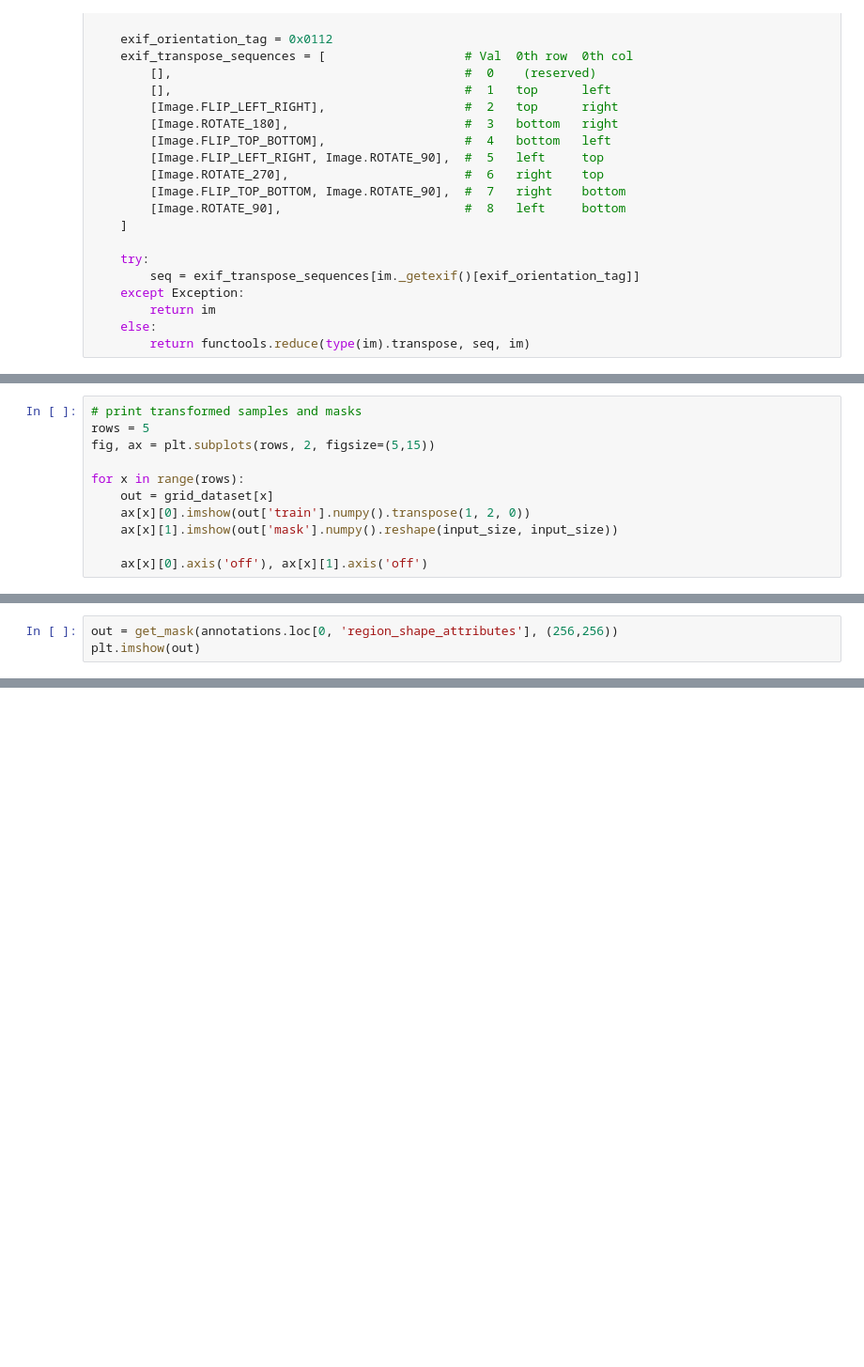
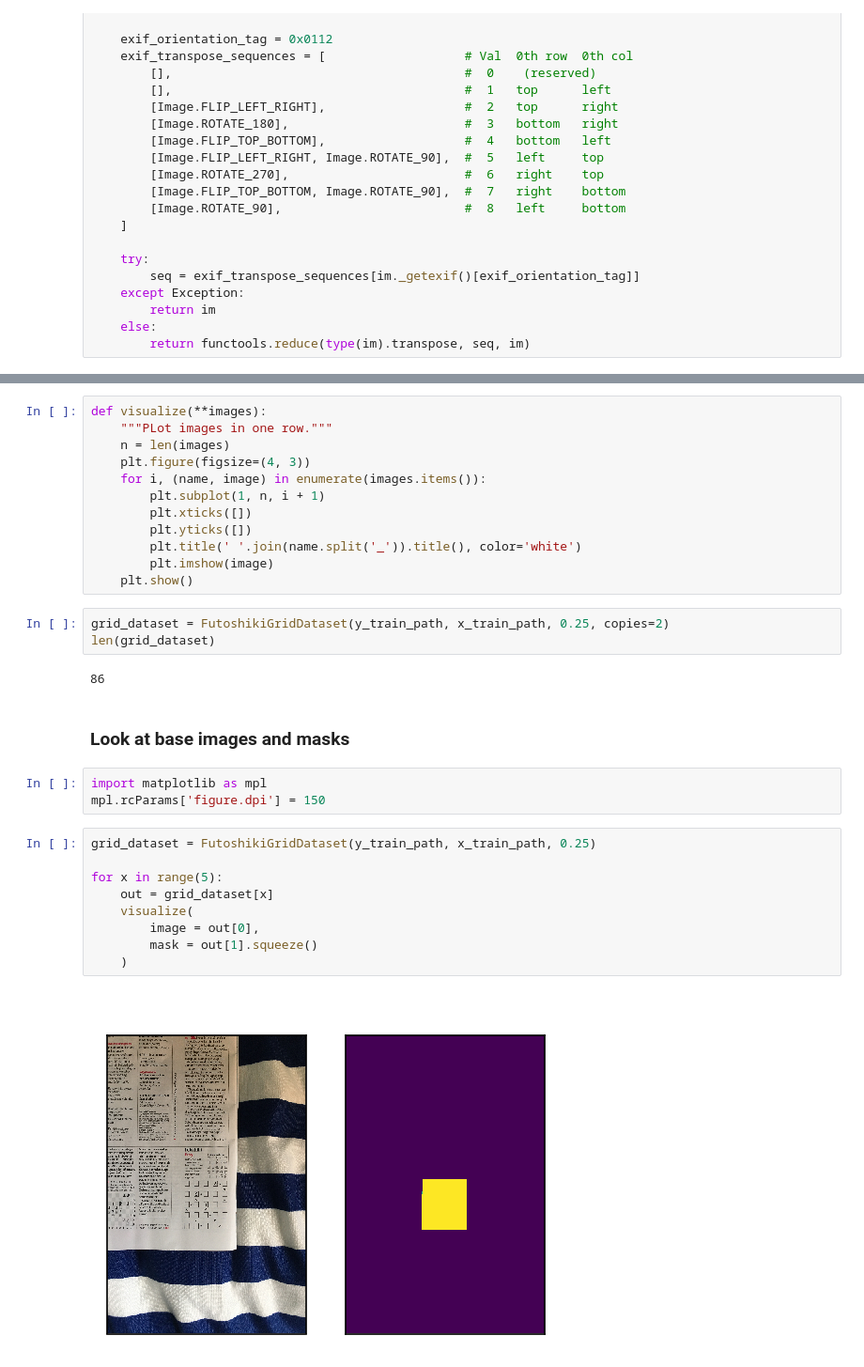
Before and after one commit to sam-watts/futoshiki-solver, a Jupyter notebook: semantic_seg.ipynb, the cells around one changed output, grey strips where cells are left out. Shown at 94% size. Saved outputs shown, nothing was run; the diff lists cells and outputs as text; blank space fills up the shorter version.

```diff
--- a/semantic_seg.ipynb
+++ b/semantic_seg.ipynb
@@ -298,11 +89,0 @@ np.where(out['mask'].numpy() > 0.004)
-# %%
-# print transformed samples and masks
-rows = 5
-fig, ax = plt.subplots(rows, 2, figsize=(5,15))
-
-for x in range(rows):
-    out = grid_dataset[x]
-    ax[x][0].imshow(out['train'].numpy().transpose(1, 2, 0))
-    ax[x][1].imshow(out['mask'].numpy().reshape(input_size, input_size))
-
-    ax[x][0].axis('off'), ax[x][1].axis('off')
@@ -324,3 +89,0 @@ NameError: name 'out' is not defined
-# %%
-out = get_mask(annotations.loc[0, 'region_shape_attributes'], (256,256))
-plt.imshow(out)
@@ -391,0 +154,33 @@ dataloaders_dict = {x: torch.utils.data.DataLoader(image_datasets[x], batch_size
+# %%
+def visualize(**images):
+    """PLot images in one row."""
+    n = len(images)
+    plt.figure(figsize=(4, 3))
+    for i, (name, image) in enumerate(images.items()):
+        plt.subplot(1, n, i + 1)
+        plt.xticks([])
+        plt.yticks([])
+        plt.title(' '.join(name.split('_')).title(), color='white')
+        plt.imshow(image)
+    plt.show()
+# %%
+grid_dataset = FutoshikiGridDataset(y_train_path, x_train_path, 0.25, copies=2)
+len(grid_dataset)
+# %% [output]
+86
+# %% [markdown]
+### Look at base images and masks
+# %%
+import matplotlib as mpl
+mpl.rcParams['figure.dpi'] = 150
+# %%
+grid_dataset = FutoshikiGridDataset(y_train_path, x_train_path, 0.25)
+
+for x in range(5):
+    out = grid_dataset[x]
+    visualize(
+        image = out[0],
+        mask = out[1].squeeze()
+    )
+# %% [output]
+[figure, added]
```
Also changed, not shown: parts of 66 cells of this notebook.
